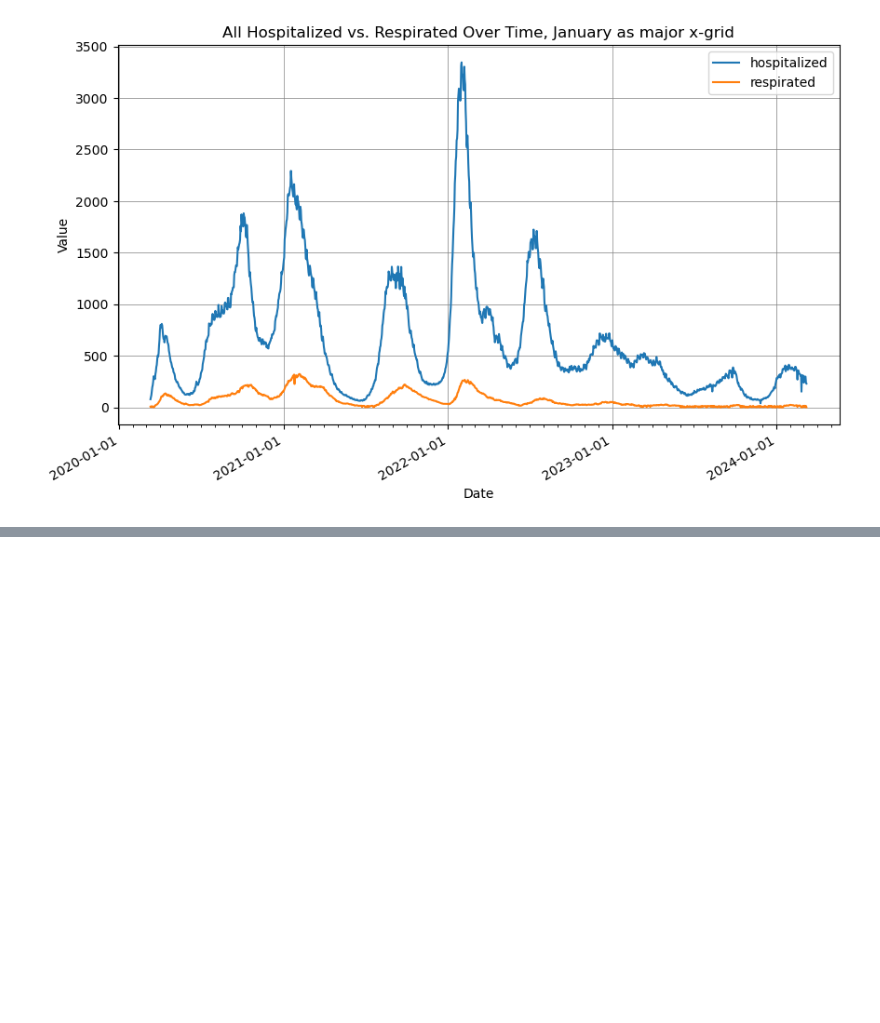
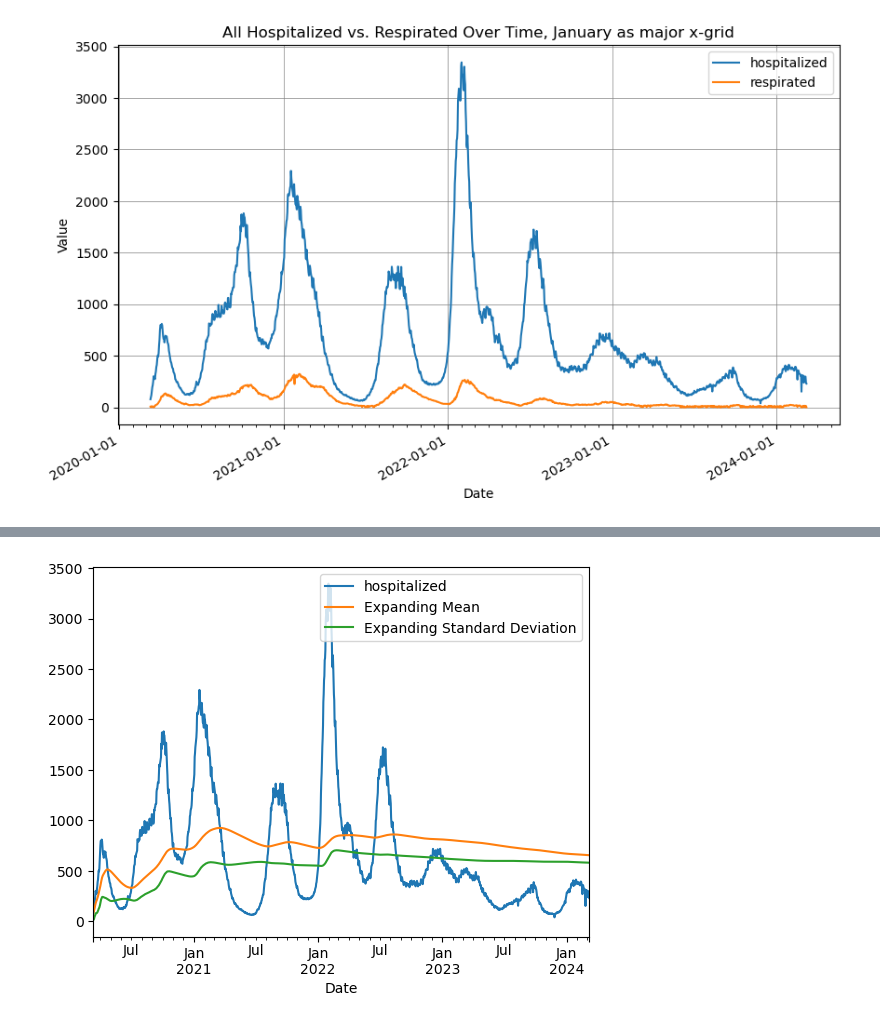
Before and after one commit to Shunit-Mazeh/Covid19-Project, a Jupyter notebook: covid19-hospitalization-graphs.ipynb, the cells around one changed output, grey strips where cells are left out. Cells and saved outputs as stored; diff of their text form; code cells hidden in the pictures; blank space fills up the shorter version.

```diff
--- a/covid19-hospitalization-graphs.ipynb
+++ b/covid19-hospitalization-graphs.ipynb
@@ -235,0 +257,11 @@ plt.show()
+# %%
+# Expanding window functions - the value of the statistic with all the data available up to that point in time
+data_mean = hospital_table_3.hospitalized.expanding().mean()
+data_std = hospital_table_3.hospitalized.expanding().std()
+hospital_table_3.hospitalized.plot()
+data_mean.plot()
+data_std.plot()
+plt.legend(['hospitalized','Expanding Mean','Expanding Standard Deviation'])
+plt.show()
+# %% [output]
+[figure, added]
```
Also changed, not shown: parts of 9 cells of this notebook.
